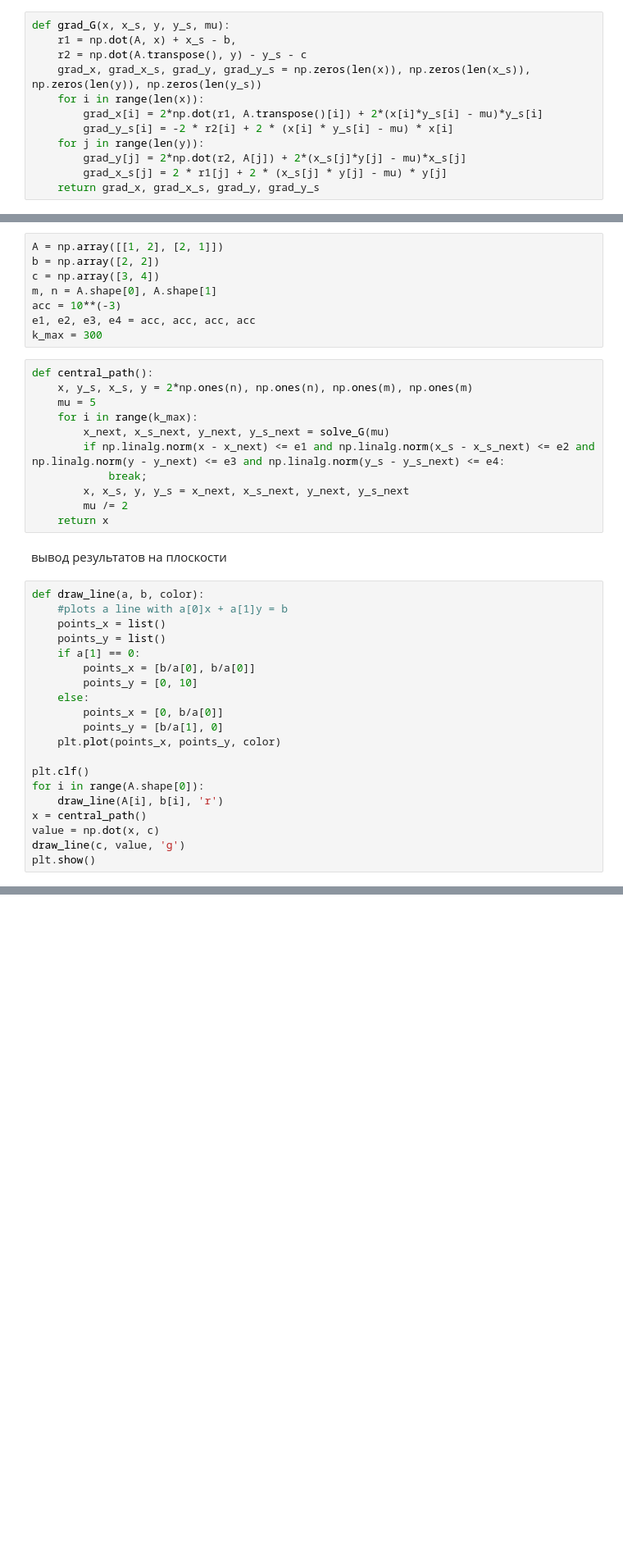
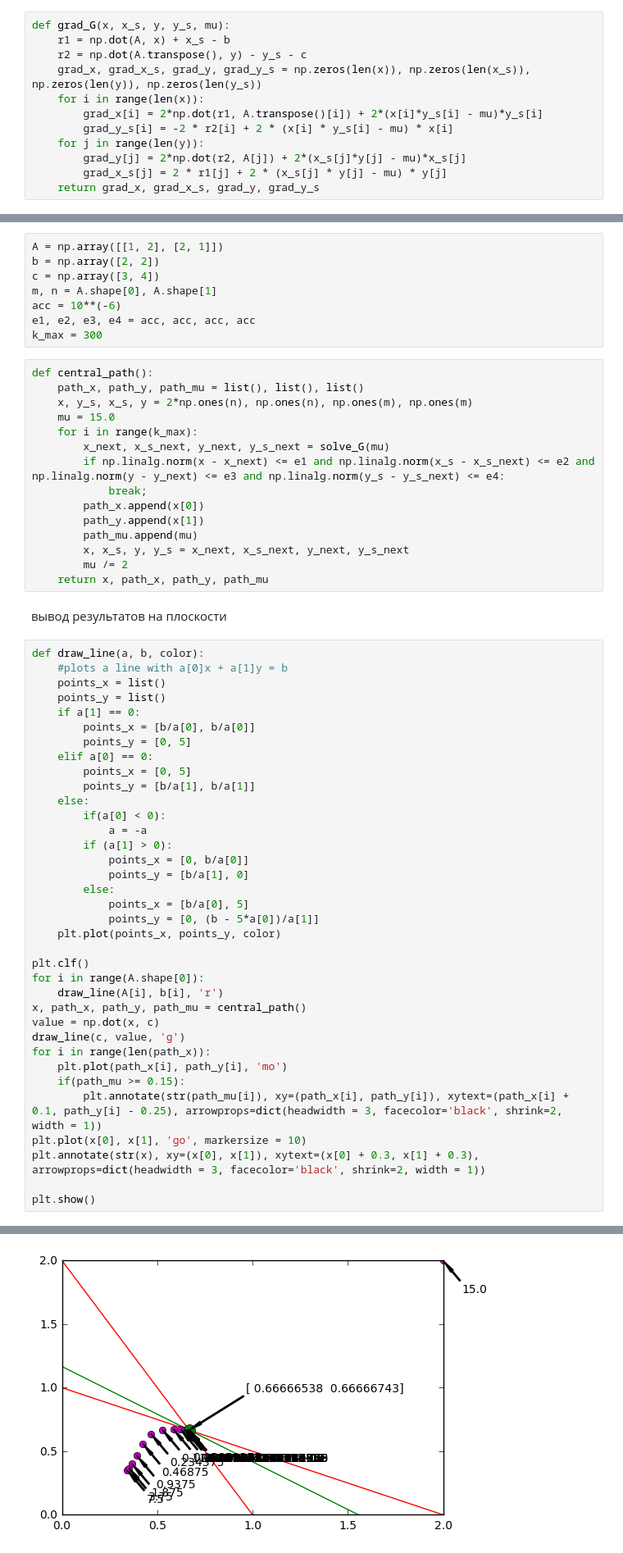
Before and after one commit to KaloshinPE/metopt_hw, a Jupyter notebook: task2/report.ipynb, the cells around one changed output, grey strips where cells are left out. Shown: that part at 82% size. Drawn from its saved outputs; the diff is of its cells as text; blank space fills up the shorter version.

```diff
--- a/task2/report.ipynb
+++ b/task2/report.ipynb
@@ -36,7 +36,7 @@ $\frac{\partial G}{\partial y_s^i} = -2(A^Ty - y_s - c)_i + 2(x^iy_s^i - \mu)x^i
 Здесь A[i] - i-ая строка матрицы
 # %%
 def grad_G(x, x_s, y, y_s, mu):
-    r1 = np.dot(A, x) + x_s - b,
+    r1 = np.dot(A, x) + x_s - b
     r2 = np.dot(A.transpose(), y) - y_s - c
     grad_x, grad_x_s, grad_y, grad_y_s = np.zeros(len(x)), np.zeros(len(x_s)), np.zeros(len(y)), np.zeros(len(y_s))
     for i in range(len(x)):
@@ -95,20 +95,24 @@ A = np.array([[1, 2], [2, 1]])
 b = np.array([2, 2])
 c = np.array([3, 4])
 m, n = A.shape[0], A.shape[1]
-acc = 10**(-3)
+acc = 10**(-6)
 e1, e2, e3, e4 = acc, acc, acc, acc
 k_max = 300
 # %%
 def central_path():
+    path_x, path_y, path_mu = list(), list(), list()
     x, y_s, x_s, y = 2*np.ones(n), np.ones(n), np.ones(m), np.ones(m)
-    mu = 5
+    mu = 15.0
     for i in range(k_max):
         x_next, x_s_next, y_next, y_s_next = solve_G(mu)
         if np.linalg.norm(x - x_next) <= e1 and np.linalg.norm(x_s - x_s_next) <= e2 and np.linalg.norm(y - y_next) <= e3 and np.linalg.norm(y_s - y_s_next) <= e4:
             break;
+        path_x.append(x[0])
+        path_y.append(x[1])
+        path_mu.append(mu)
         x, x_s, y, y_s = x_next, x_s_next, y_next, y_s_next
         mu /= 2
-    return x
+    return x, path_x, path_y, path_mu
 # %% [markdown]
 вывод результатов на плоскости
 # %%
@@ -118,17 +122,33 @@ def draw_line(a, b, color):
     points_y = list()
     if a[1] == 0:
         points_x = [b/a[0], b/a[0]]
-        points_y = [0, 10]
+        points_y = [0, 5]
+    elif a[0] == 0:
+        points_x = [0, 5]
+        points_y = [b/a[1], b/a[1]]
     else:
-        points_x = [0, b/a[0]]
-        points_y = [b/a[1], 0]
+        if(a[0] < 0):
+            a = -a
+        if (a[1] > 0):
+            points_x = [0, b/a[0]]
+            points_y = [b/a[1], 0]
+        else:
+            points_x = [b/a[0], 5]
+            points_y = [0, (b - 5*a[0])/a[1]]
     plt.plot(points_x, points_y, color)
 
 plt.clf()
 for i in range(A.shape[0]):
     draw_line(A[i], b[i], 'r')
-x = central_path()
+x, path_x, path_y, path_mu = central_path()
 value = np.dot(x, c)
 draw_line(c, value, 'g')
+for i in range(len(path_x)):
+    plt.plot(path_x[i], path_y[i], 'mo')
+    if(path_mu >= 0.15):
+        plt.annotate(str(path_mu[i]), xy=(path_x[i], path_y[i]), xytext=(path_x[i] + 0.1, path_y[i] - 0.25), arrowprops=dict(headwidth = 3, facecolor='black', shrink=2, width = 1))
+plt.plot(x[0], x[1], 'go', markersize = 10)
+plt.annotate(str(x), xy=(x[0], x[1]), xytext=(x[0] + 0.3, x[1] + 0.3), arrowprops=dict(headwidth = 3, facecolor='black', shrink=2, width = 1))
+
 plt.show()
 # %% [output]
@@ -135,0 +155 @@ ValueError: setting an array element with a sequence.
+[figure, added]
```
Also changed, not shown: parts of 2 cells of this notebook, 1 other file.
